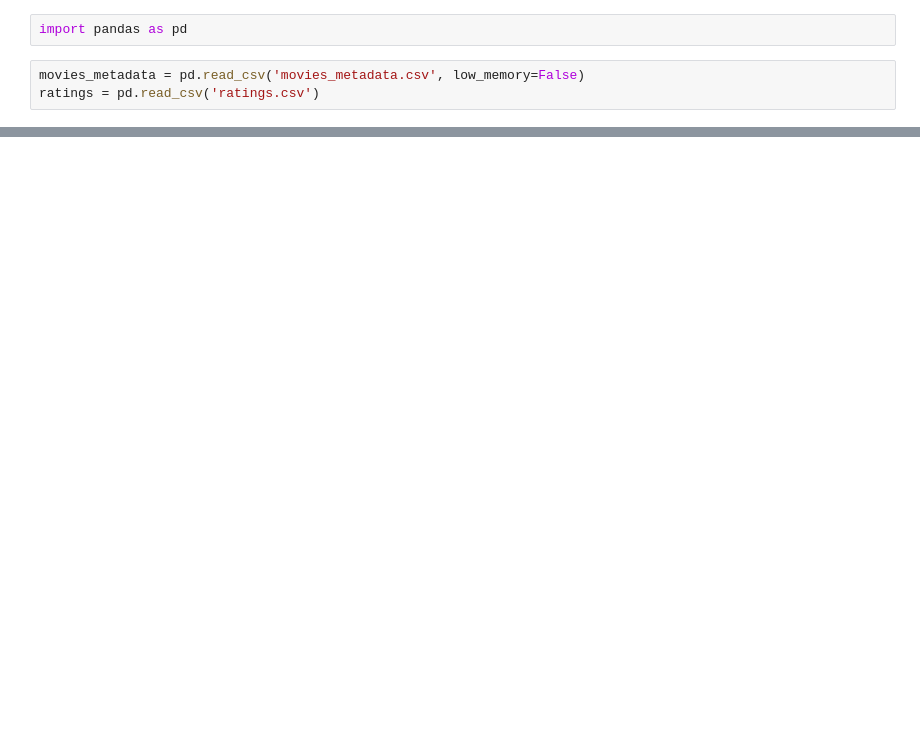
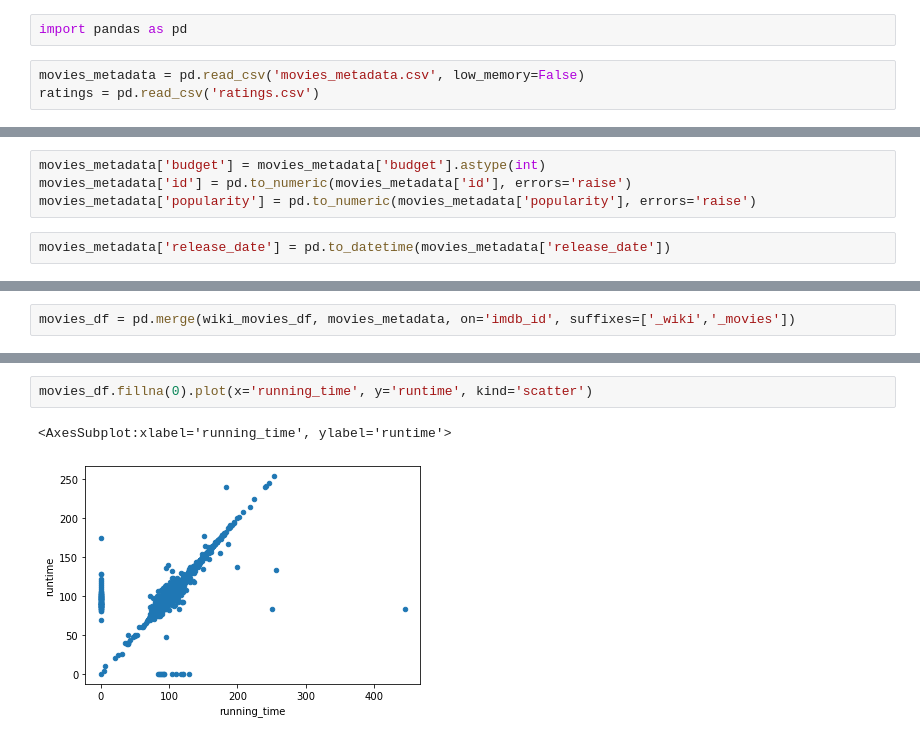
Before and after one commit to elisabethgnewman/Movies-ETL, a Jupyter notebook: movielens_extract.ipynb, the cells around one changed output, grey strips where cells are left out. Drawn from its saved outputs; the diff is of its cells as text; blank space fills up the shorter version.

```diff
--- a/movielens_extract.ipynb
+++ b/movielens_extract.ipynb
@@ -24,0 +79,6 @@ ratings.head()
+# %%
+movies_metadata['budget'] = movies_metadata['budget'].astype(int)
+movies_metadata['id'] = pd.to_numeric(movies_metadata['id'], errors='raise')
+movies_metadata['popularity'] = pd.to_numeric(movies_metadata['popularity'], errors='raise')
+# %%
+movies_metadata['release_date'] = pd.to_datetime(movies_metadata['release_date'])
@@ -24,0 +149,2 @@ ratings.head()
+# %%
+movies_df = pd.merge(wiki_movies_df, movies_metadata, on='imdb_id', suffixes=['_wiki','_movies'])
@@ -24,0 +189,5 @@ ratings.head()
+# %%
+movies_df.fillna(0).plot(x='running_time', y='runtime', kind='scatter')
+# %% [output]
+<AxesSubplot:xlabel='running_time', ylabel='runtime'>
+[figure, added]
```
Also changed, not shown: parts of 52 cells of this notebook, 4 other files.
